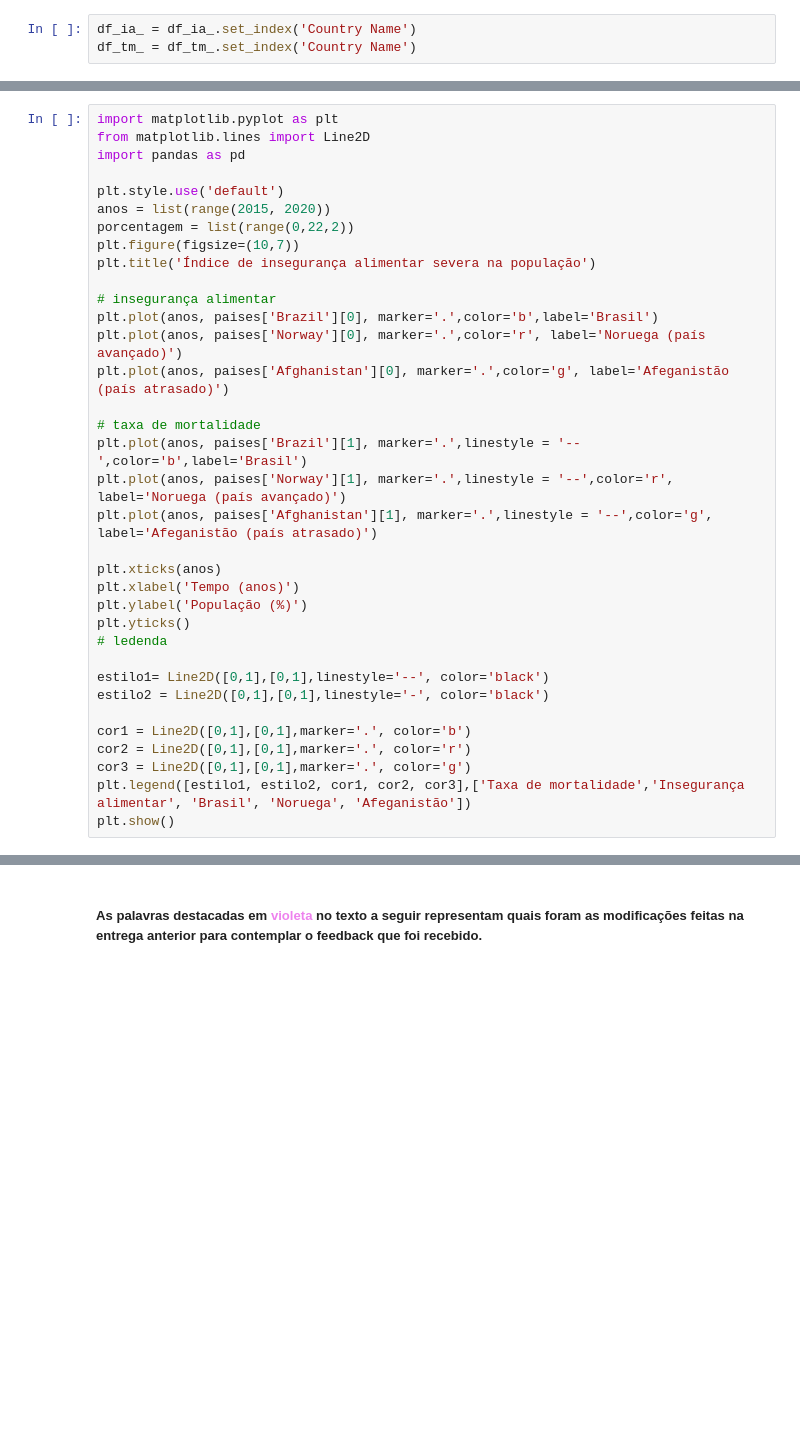
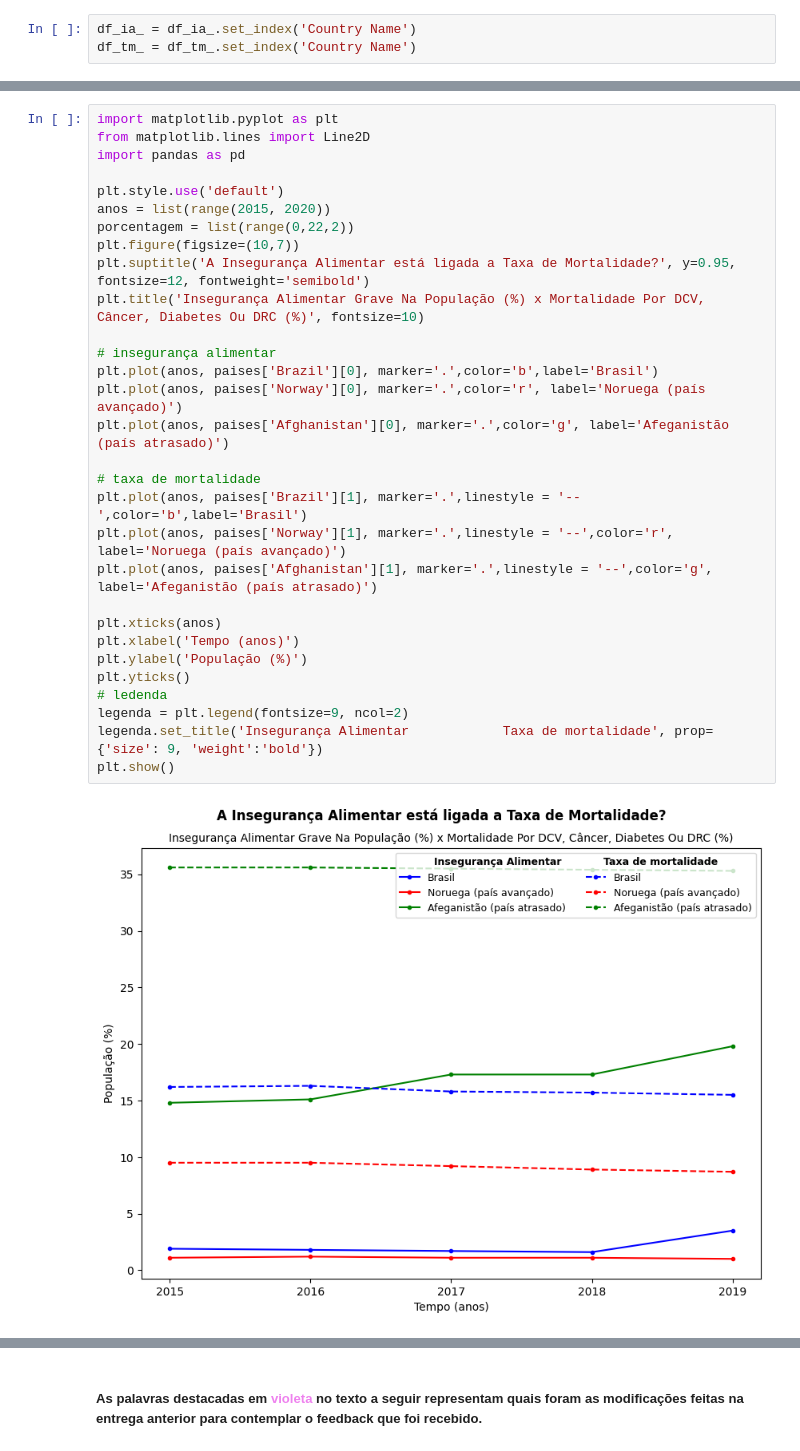
Before and after one commit to liviatanaka/APS-CDados, a Jupyter notebook: APS2-correlacoes.ipynb, the cells around one changed output, grey strips where cells are left out. Cells and saved outputs as stored; diff of their text form; blank space fills up the shorter version.

Commit message:
Texto, correção título e legenda | APS Part.2

```diff
--- a/APS2-correlacoes.ipynb
+++ b/APS2-correlacoes.ipynb
@@ -73,35 +59,32 @@ df.head()
 # %%
 import matplotlib.pyplot as plt
 from matplotlib.lines import Line2D
 import pandas as pd
 
 plt.style.use('default')
 anos = list(range(2015, 2020))
 porcentagem = list(range(0,22,2))
 plt.figure(figsize=(10,7))
-plt.title('Índice de insegurança alimentar severa na população')
+plt.suptitle('A Insegurança Alimentar está ligada a Taxa de Mortalidade?', y=0.95, fontsize=12, fontweight='semibold')
+plt.title('Insegurança Alimentar Grave Na População (%) x Mortalidade Por DCV, Câncer, Diabetes Ou DRC (%)', fontsize=10)
 
 # insegurança alimentar
 plt.plot(anos, paises['Brazil'][0], marker='.',color='b',label='Brasil')
 plt.plot(anos, paises['Norway'][0], marker='.',color='r', label='Noruega (país avançado)')
 plt.plot(anos, paises['Afghanistan'][0], marker='.',color='g', label='Afeganistão (país atrasado)')
 
 # taxa de mortalidade
 plt.plot(anos, paises['Brazil'][1], marker='.',linestyle = '--',color='b',label='Brasil')
 plt.plot(anos, paises['Norway'][1], marker='.',linestyle = '--',color='r', label='Noruega (país avançado)')
 plt.plot(anos, paises['Afghanistan'][1], marker='.',linestyle = '--',color='g', label='Afeganistão (país atrasado)')
 
 plt.xticks(anos)
 plt.xlabel('Tempo (anos)')
 plt.ylabel('População (%)')
 plt.yticks()
 # ledenda
-
-estilo1= Line2D([0,1],[0,1],linestyle='--', color='black')
-estilo2 = Line2D([0,1],[0,1],linestyle='-', color='black')
-
-cor1 = Line2D([0,1],[0,1],marker='.', color='b')
-cor2 = Line2D([0,1],[0,1],marker='.', color='r')
-cor3 = Line2D([0,1],[0,1],marker='.', color='g')
-plt.legend([estilo1, estilo2, cor1, cor2, cor3],['Taxa de mortalidade','Insegurança alimentar', 'Brasil', 'Noruega', 'Afeganistão'])
+legenda = plt.legend(fontsize=9, ncol=2)
+legenda.set_title('Insegurança Alimentar            Taxa de mortalidade', prop={'size': 9, 'weight':'bold'})
 plt.show()
+# %% [output]
+[figure, added]
```
Also changed, not shown: parts of 7 cells of this notebook.
